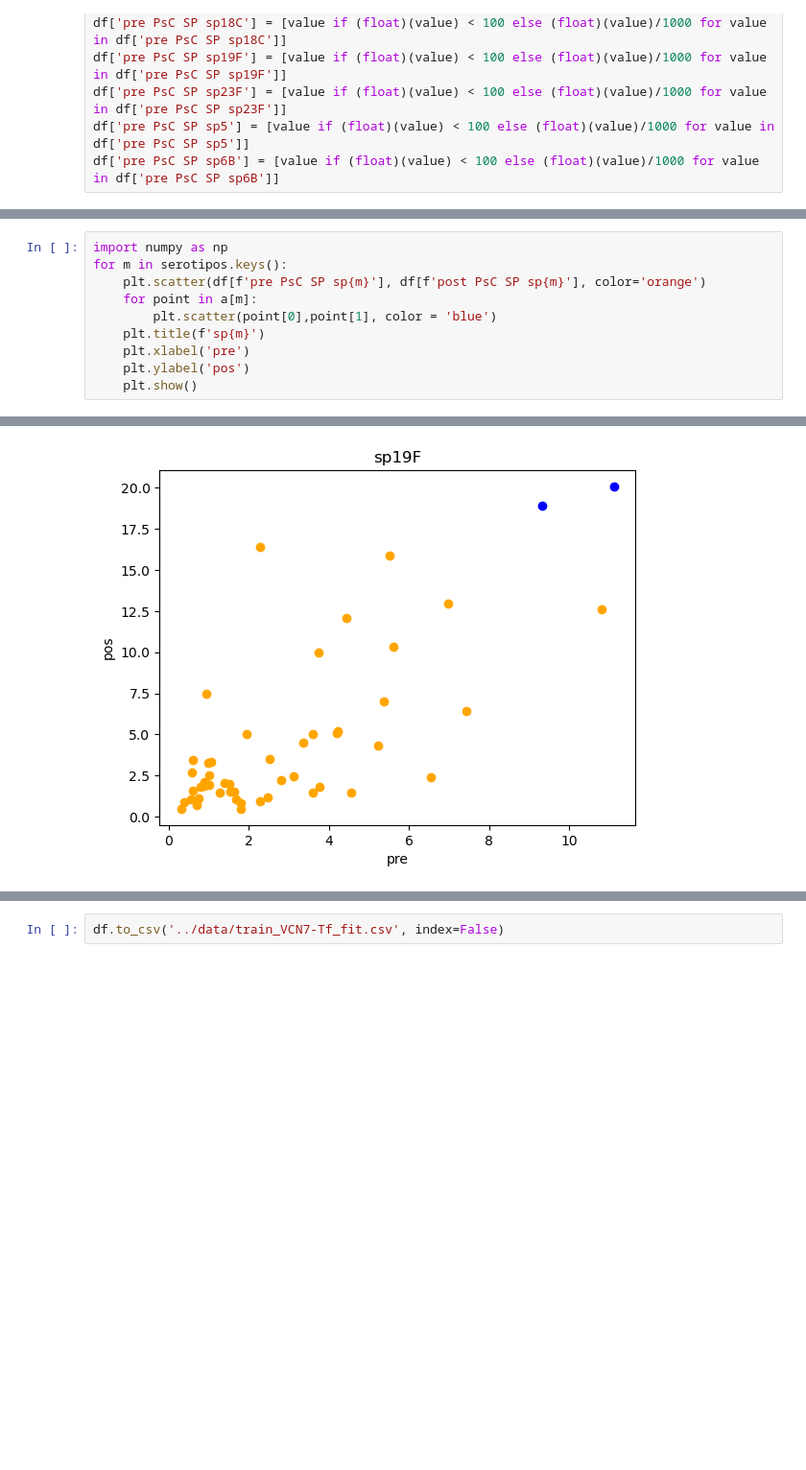
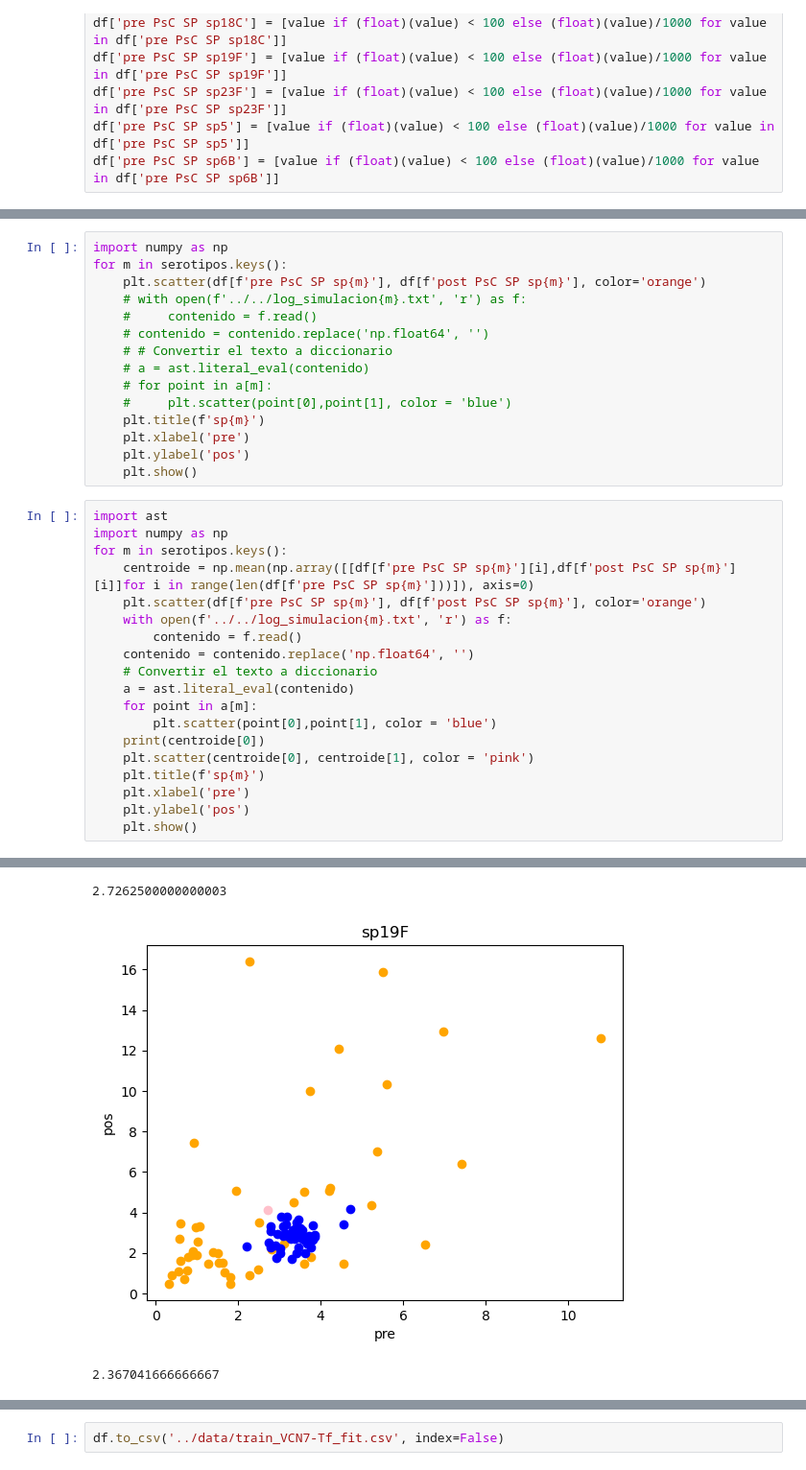
Before and after one commit to AmandaCordero/Immune-system-simulator, a Jupyter notebook: sim/analysis/plots.ipynb, the cells around one changed output, grey strips where cells are left out. Shown at 96% size. Saved outputs shown, nothing was run; the diff lists cells and outputs as text; blank space fills up the shorter version.

```diff
--- a/sim/analysis/plots.ipynb
+++ b/sim/analysis/plots.ipynb
@@ -41,9 +43,33 @@ a = ast.literal_eval(contenido)
+# %%
+import numpy as np
+for m in serotipos.keys():
+    plt.scatter(df[f'pre PsC SP sp{m}'], df[f'post PsC SP sp{m}'], color='orange')
+    # with open(f'../../log_simulacion{m}.txt', 'r') as f:
+    #     contenido = f.read()
+    # contenido = contenido.replace('np.float64', '')
+    # # Convertir el texto a diccionario
+    # a = ast.literal_eval(contenido)
+    # for point in a[m]:
+    #     plt.scatter(point[0],point[1], color = 'blue')
+    plt.title(f'sp{m}')
+    plt.xlabel('pre')
+    plt.ylabel('pos')
+    plt.show()
 # %%
+import ast
 import numpy as np
 for m in serotipos.keys():
+    centroide = np.mean(np.array([[df[f'pre PsC SP sp{m}'][i],df[f'post PsC SP sp{m}'][i]]for i in range(len(df[f'pre PsC SP sp{m}']))]), axis=0)
     plt.scatter(df[f'pre PsC SP sp{m}'], df[f'post PsC SP sp{m}'], color='orange')
+    with open(f'../../log_simulacion{m}.txt', 'r') as f:
+        contenido = f.read()
+    contenido = contenido.replace('np.float64', '')
+    # Convertir el texto a diccionario
+    a = ast.literal_eval(contenido)
     for point in a[m]:
         plt.scatter(point[0],point[1], color = 'blue')
+    print(centroide[0])
+    plt.scatter(centroide[0], centroide[1], color = 'pink')
     plt.title(f'sp{m}')
     plt.xlabel('pre')
     plt.ylabel('pos')
@@ -55 +84,3 @@ for m in serotipos.keys():
+2.7262500000000003
-[figure, old version]
+[figure, new version]
+2.367041666666667
```
Also changed, not shown: parts of 9 cells of this notebook, 3 other files.
